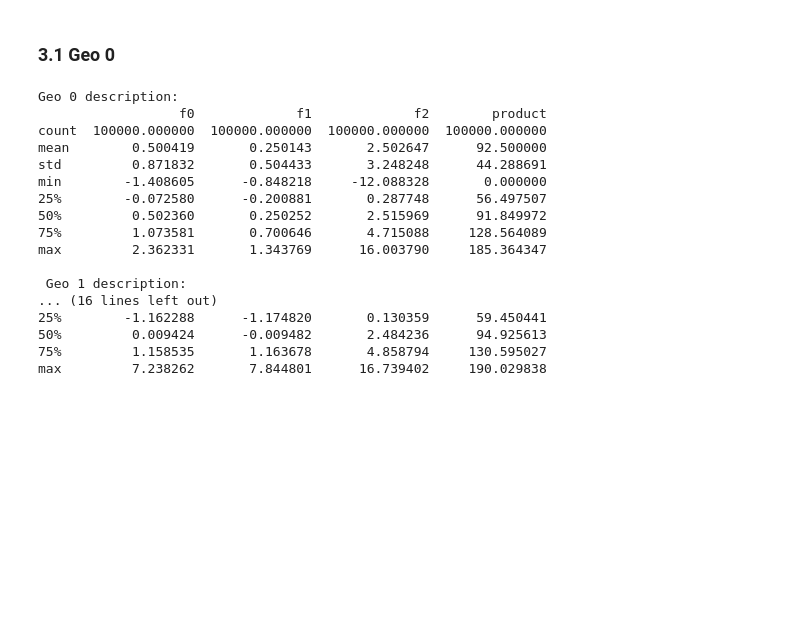
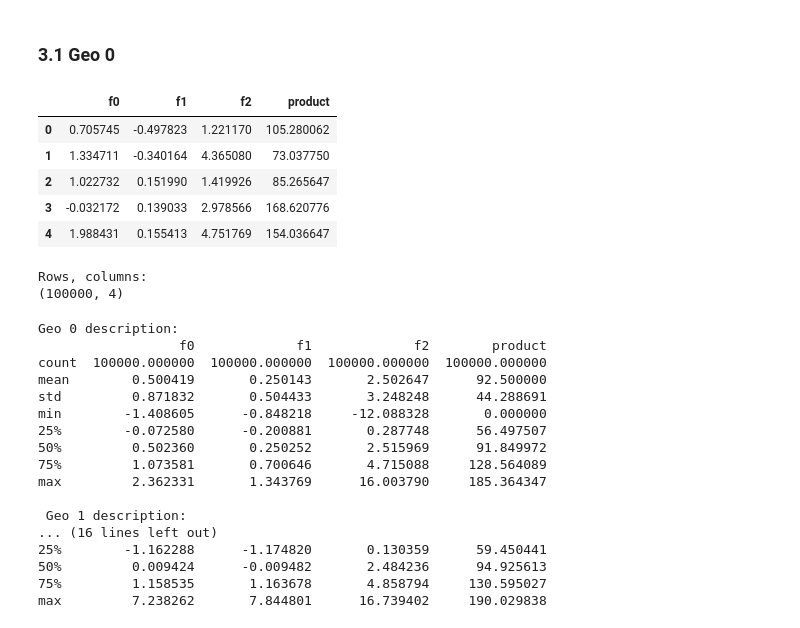
Before and after one commit to Vyncent-vdW/sprint_nine_mlb, a Jupyter notebook: sprint_9_ml_in_business.ipynb, the cells around one changed output. Drawn from its saved outputs; the diff is of its cells as text; code cells hidden in the pictures; blank space fills up the shorter version.

```diff
--- a/sprint_9_ml_in_business.ipynb
+++ b/sprint_9_ml_in_business.ipynb
@@ -180,6 +181,18 @@ geo_0 duplicates:0
 # 3.0 EDA
 # %% [markdown]
 ### 3.1 Geo 0
+# %%
+display(geo_0.head())
+print(f'Rows, columns:\n{geo_0.shape}')
+# %% [output]
+|  | f0 | f1 | f2 | product |
+| 0 | 0.705745 | -0.497823 | 1.221170 | 105.280062 |
+| 1 | 1.334711 | -0.340164 | 4.365080 | 73.037750 |
+| 2 | 1.022732 | 0.151990 | 1.419926 | 85.265647 |
+| 3 | -0.032172 | 0.139033 | 2.978566 | 168.620776 |
+| 4 | 1.988431 | 0.155413 | 4.751769 | 154.036647 |
+Rows, columns:
+(100000, 4)
 # %%
 print(f'Geo 0 description:\n{geo_0.describe()}\n\n',
       f'Geo 1 description:\n{geo_1.describe()}\n\n',
```
Also changed, not shown: parts of 12 cells of this notebook.
